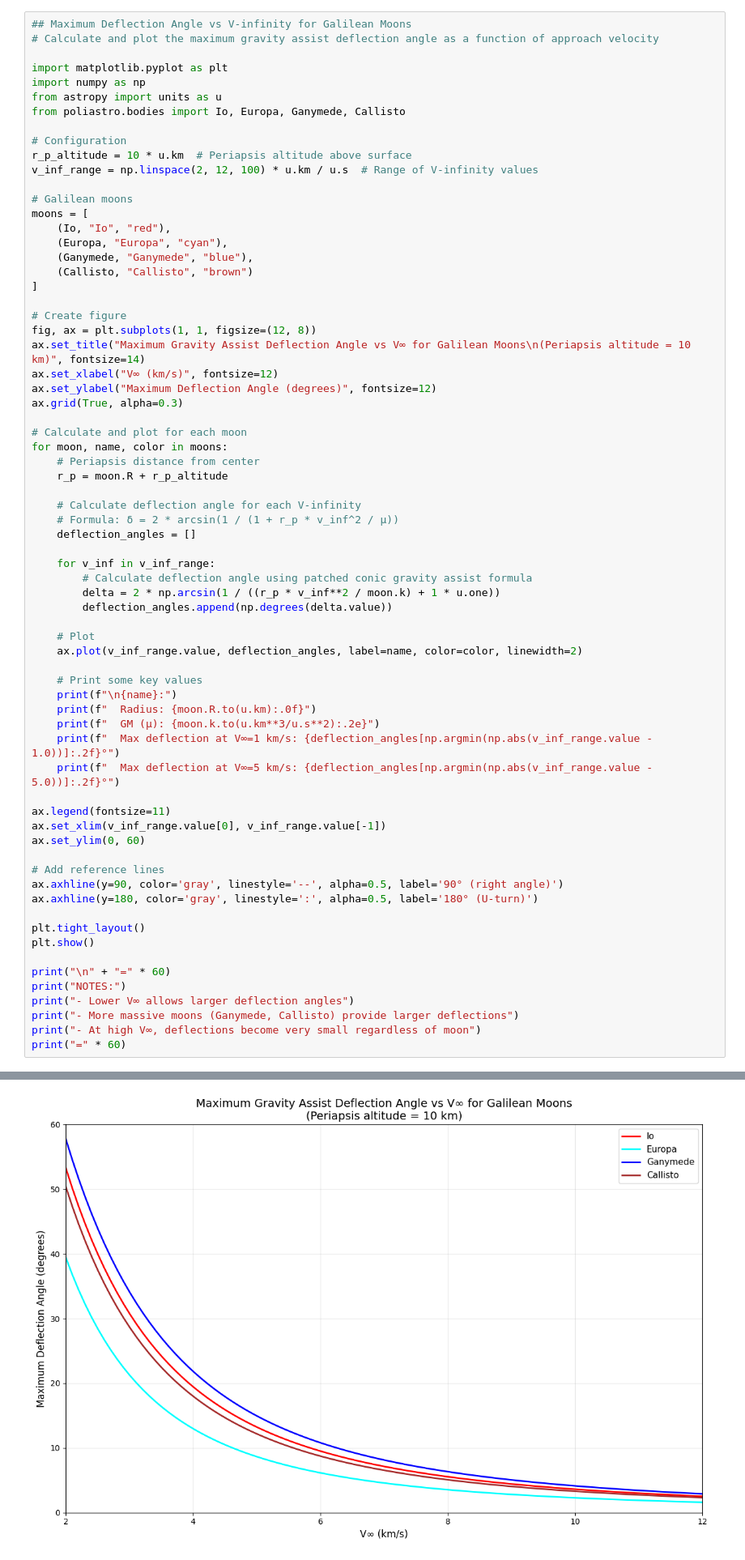
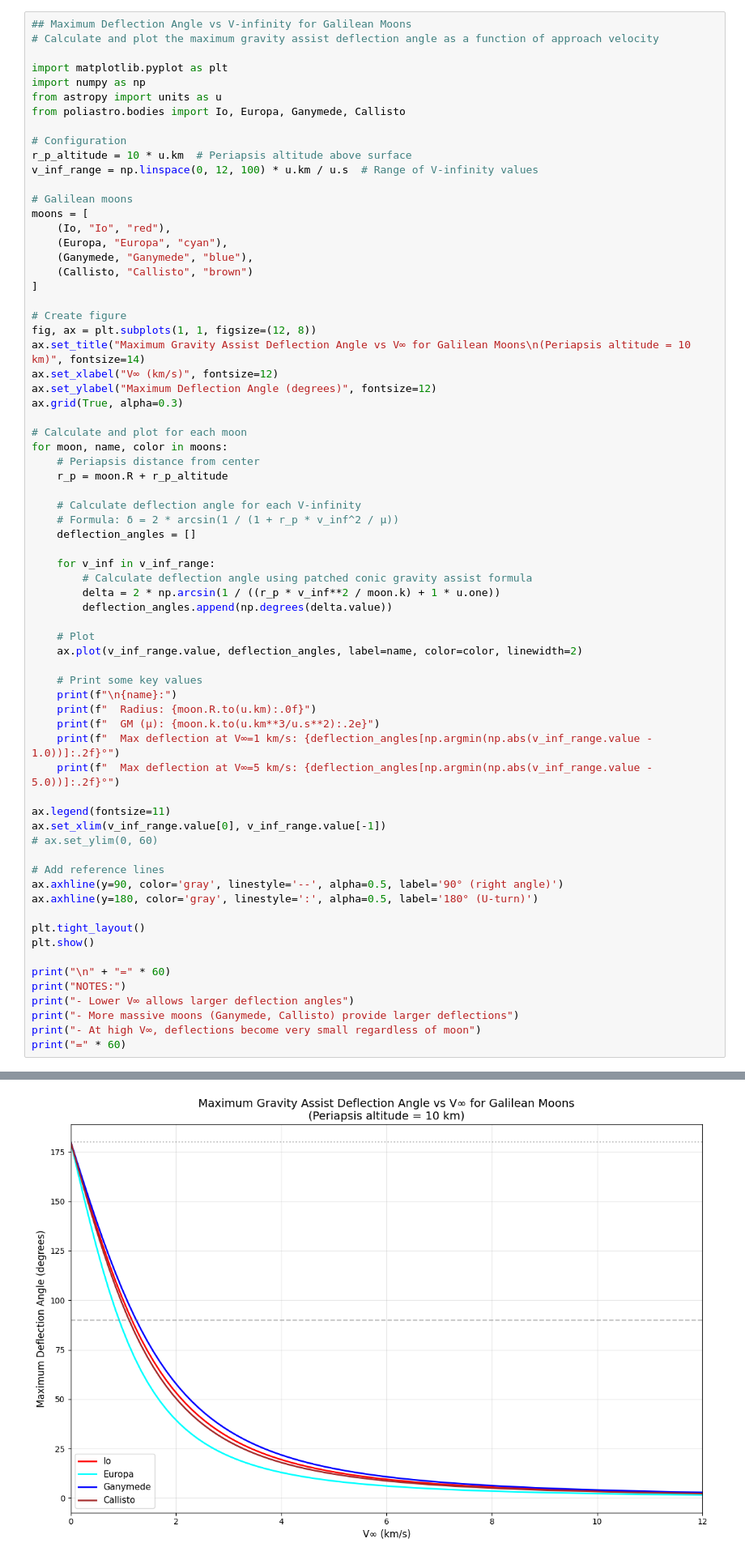
Before and after one commit to jackSN8/Starship_outer_planets_missions, a Jupyter notebook: tisserand_test.ipynb, the cells around one changed output, grey strips where cells are left out. Shown at 81% size. Saved outputs shown, nothing was run; the diff lists cells and outputs as text.

```diff
--- a/tisserand_test.ipynb
+++ b/tisserand_test.ipynb
@@ -60,7 +60,7 @@ from poliastro.bodies import Io, Europa, Ganymede, Callisto
 
 # Configuration
 r_p_altitude = 10 * u.km  # Periapsis altitude above surface
-v_inf_range = np.linspace(2, 12, 100) * u.km / u.s  # Range of V-infinity values
+v_inf_range = np.linspace(0, 12, 100) * u.km / u.s  # Range of V-infinity values
 
 # Galilean moons
 moons = [
@@ -103,7 +103,7 @@ for moon, name, color in moons:
 
 ax.legend(fontsize=11)
 ax.set_xlim(v_inf_range.value[0], v_inf_range.value[-1])
-ax.set_ylim(0, 60)
+# ax.set_ylim(0, 60)
 
 # Add reference lines
 ax.axhline(y=90, color='gray', linestyle='--', alpha=0.5, label='90° (right angle)')
@@ -139,4 +139,4 @@ Europa:
-[figure, old version]
+[figure, new version]
 ============================================================
 NOTES:
 - Lower V∞ allows larger deflection angles
```
Also changed, not shown: parts of 1 cell of this notebook, 6 other files.
